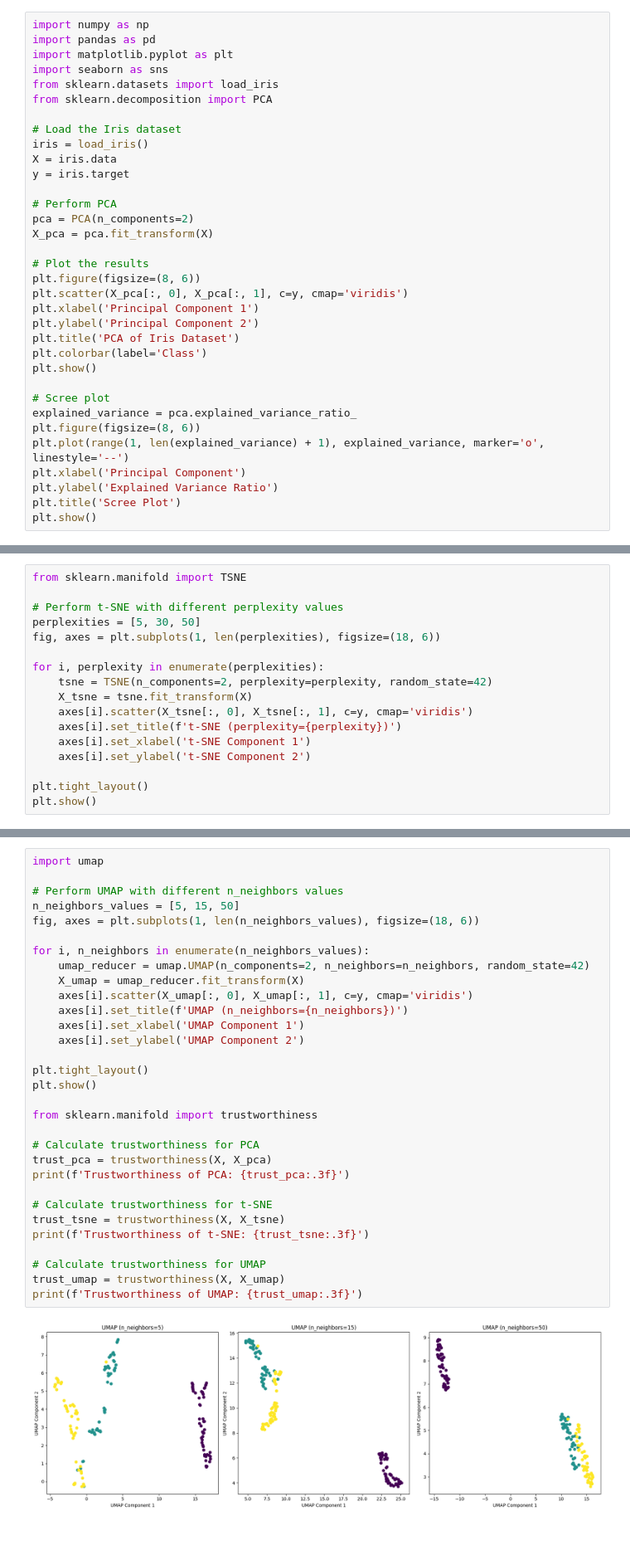
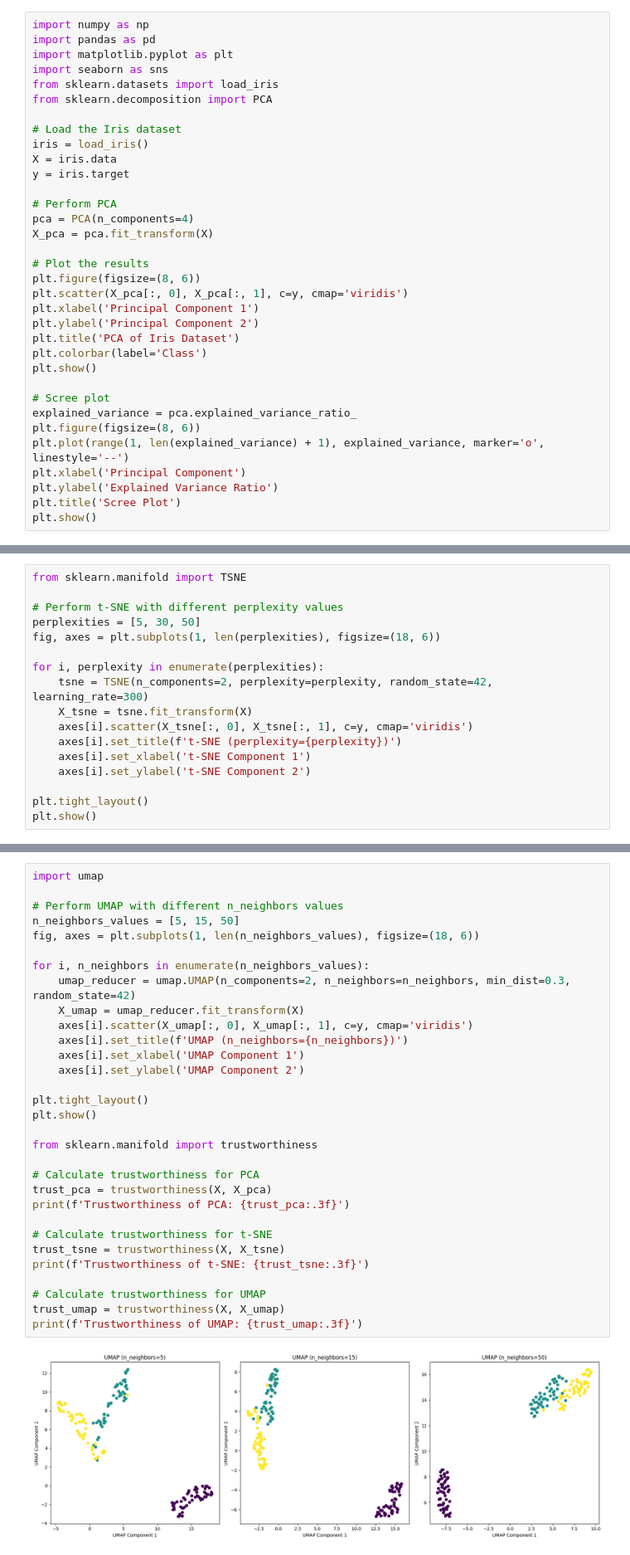
Before and after one commit to r-shadoff/BINF5507, a Jupyter notebook: Labs/Lab6.ipynb, the cells around one changed output, grey strips where cells are left out. Shown at 83% size. Saved outputs shown, nothing was run; the diff lists cells and outputs as text.

```diff
--- a/Labs/Lab6.ipynb
+++ b/Labs/Lab6.ipynb
@@ -29,7 +29,7 @@ X = iris.data
 y = iris.target
 
 # Perform PCA
-pca = PCA(n_components=2)
+pca = PCA(n_components=4)
 X_pca = pca.fit_transform(X)
 
 # Plot the results
@@ -70,7 +78,7 @@ perplexities = [5, 30, 50]
 fig, axes = plt.subplots(1, len(perplexities), figsize=(18, 6))
 
 for i, perplexity in enumerate(perplexities):
-    tsne = TSNE(n_components=2, perplexity=perplexity, random_state=42)
+    tsne = TSNE(n_components=2, perplexity=perplexity, random_state=42, learning_rate=300)
     X_tsne = tsne.fit_transform(X)
     axes[i].scatter(X_tsne[:, 0], X_tsne[:, 1], c=y, cmap='viridis')
     axes[i].set_title(f't-SNE (perplexity={perplexity})')
@@ -95,32 +113,32 @@ Finally, we will implement UMAP for dimensionality reduction. We will also explo
 import umap
 
 # Perform UMAP with different n_neighbors values
 n_neighbors_values = [5, 15, 50]
 fig, axes = plt.subplots(1, len(n_neighbors_values), figsize=(18, 6))
 
 for i, n_neighbors in enumerate(n_neighbors_values):
-    umap_reducer = umap.UMAP(n_components=2, n_neighbors=n_neighbors, random_state=42)
+    umap_reducer = umap.UMAP(n_components=2, n_neighbors=n_neighbors, min_dist=0.3, random_state=42)
     X_umap = umap_reducer.fit_transform(X)
     axes[i].scatter(X_umap[:, 0], X_umap[:, 1], c=y, cmap='viridis')
     axes[i].set_title(f'UMAP (n_neighbors={n_neighbors})')
     axes[i].set_xlabel('UMAP Component 1')
     axes[i].set_ylabel('UMAP Component 2')
 
 plt.tight_layout()
 plt.show()
 
 from sklearn.manifold import trustworthiness
 
 # Calculate trustworthiness for PCA
 trust_pca = trustworthiness(X, X_pca)
 print(f'Trustworthiness of PCA: {trust_pca:.3f}')
 
 # Calculate trustworthiness for t-SNE
 trust_tsne = trustworthiness(X, X_tsne)
 print(f'Trustworthiness of t-SNE: {trust_tsne:.3f}')
 
 # Calculate trustworthiness for UMAP
 trust_umap = trustworthiness(X, X_umap)
 print(f'Trustworthiness of UMAP: {trust_umap:.3f}')
 # %% [output]
-[figure, old version]
+[figure, new version]
```
Also changed, not shown: parts of 7 cells of this notebook, 1 other file.
